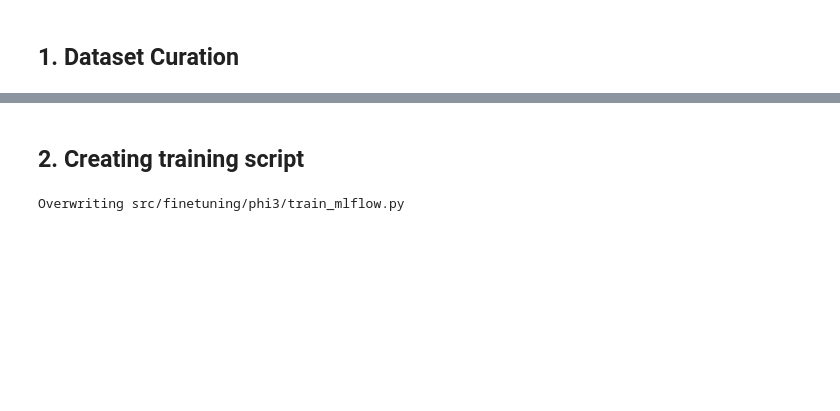
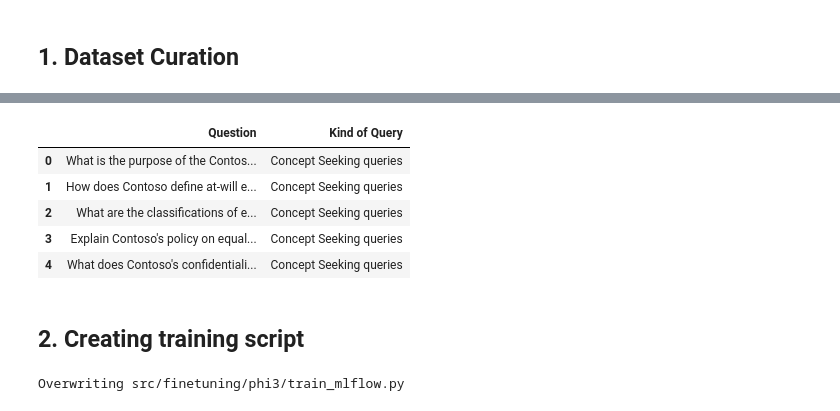
Before and after one commit to pablosalvador10/gbba-ai-small-language-models, a Jupyter notebook: how-to-finetune-phi3.ipynb, the cells around one changed output, grey strips where cells are left out. Drawn from its saved outputs; the diff is of its cells as text; code cells hidden in the pictures; blank space fills up the shorter version.

```diff
--- a/how-to-finetune-phi3.ipynb
+++ b/how-to-finetune-phi3.ipynb
@@ -333,3 +212,15 @@ test_dataset.to_json(f"data/eval.jsonl")
+# %%
+import pandas as pd
+df_train = pd.read_csv(r"src\finetuning\phi3\data\retrieval_train.csv")
+df_val = pd.read_csv(r"src\finetuning\phi3\data\retrieval_train.csv")
+df_train.head()
+# %% [output]
+|  | Question | Kind of Query |
+| 0 | What is the purpose of the Contos... | Concept Seeking queries |
+| 1 | How does Contoso define at-will e... | Concept Seeking queries |
+| 2 | What are the classifications of e... | Concept Seeking queries |
+| 3 | Explain Contoso's policy on equal... | Concept Seeking queries |
+| 4 | What does Contoso's confidentiali... | Concept Seeking queries |
 # %% [markdown]
 ## 2. Creating training script
 # %%
```
Also changed, not shown: parts of 22 cells of this notebook, 4 other files.
